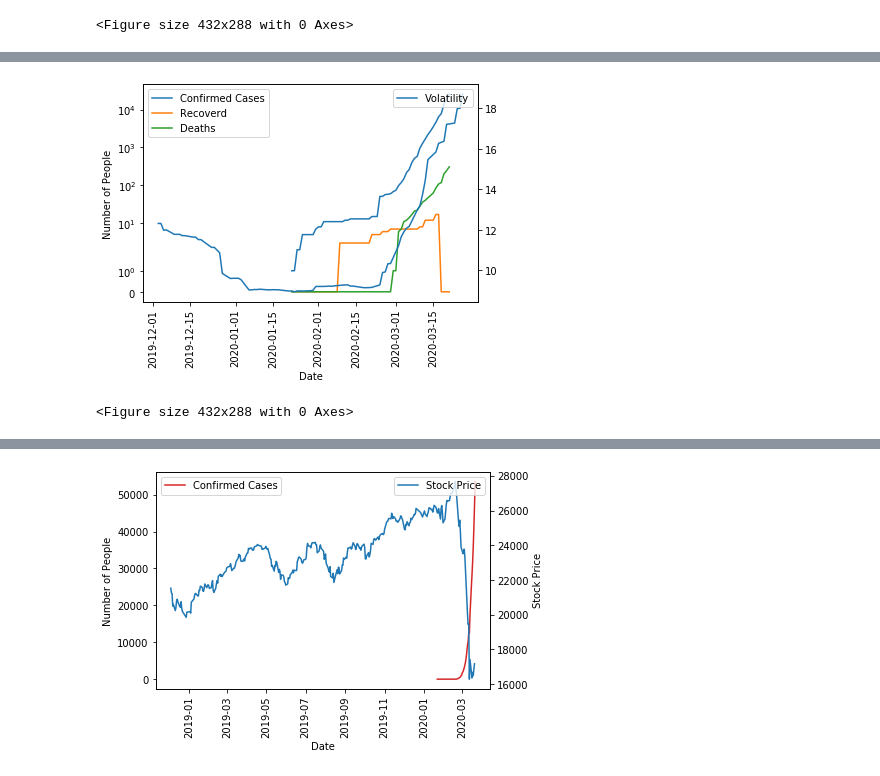
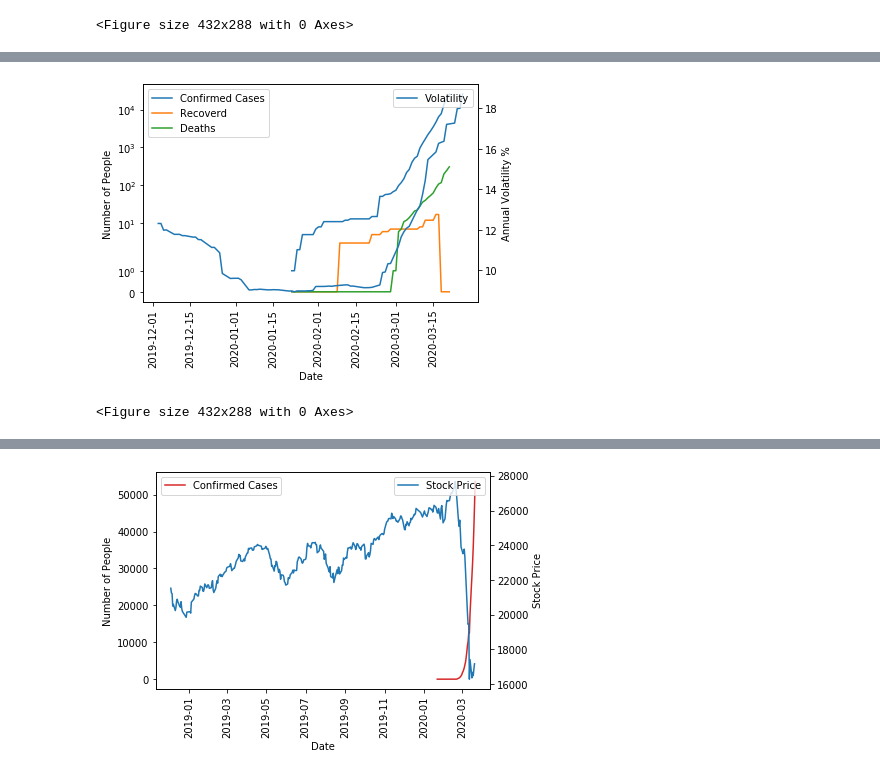
Before and after one commit to nberman12/COVID19-vs-Stocks, a Jupyter notebook: dev/daniel/Data_Collection2.ipynb, the cells around one changed output, grey strips where cells are left out. Saved outputs shown, nothing was run; the diff lists cells and outputs as text; code cells hidden in the pictures.

Commit message:
Graph update 2

```diff
--- a/dev/daniel/Data_Collection2.ipynb
+++ b/dev/daniel/Data_Collection2.ipynb
@@ -788,30 +802,31 @@ volatile_dji_df
 # %%
 fig, ax1 = plt.subplots()
 color = 'tab:red'
 ax1.set_xlabel('Date')
 ax1.set_ylabel('Number of People')
 ax1.plot(us_confirmed['US'], label = "Confirmed Cases")
 ax1.plot(us_recovered['US'], label = "Recoverd")
 ax1.plot(us_deaths['US'], label = "Deaths")
 plt.yscale('symlog')
 plt.xticks(rotation=90)
 plt.legend()
 ax2 = ax1.twinx()
 color = 'tab:blue'
 #ax2.set_ylabel('Annual Volatility %')
 ax2.plot(volatile_dji_df['Date'],volatile_dji_df['Annual Volatility'], label = "Volatility")
+ax2.set_ylabel('Annual Volatility %')
 plt.legend(loc='upper right')
 
 #plt.plot(volatile_dji_df['Date'],volatile_dji_df['Annual Volatility'], label = "Volatility")
 #plt.plot(us_confirmed['US'], label = "Confirmed Cases")
 #plt.plot(us_recovered['US'], label = "Recoverd")
 #plt.plot(us_deaths['US'], label = "Deaths")
 #plt.yscale('symlog')
 #plt.legend()
 plt.show()
 plt.savefig("graphs/dji con rec deaths vs volatility")
 # %% [output]
-[figure, old version]
+[figure, new version]
 <Figure size 432x288 with 0 Axes>
 # %%
 fig, ax1 = plt.subplots()
```
Also changed, not shown: parts of 18 cells of this notebook, 14 other files.
